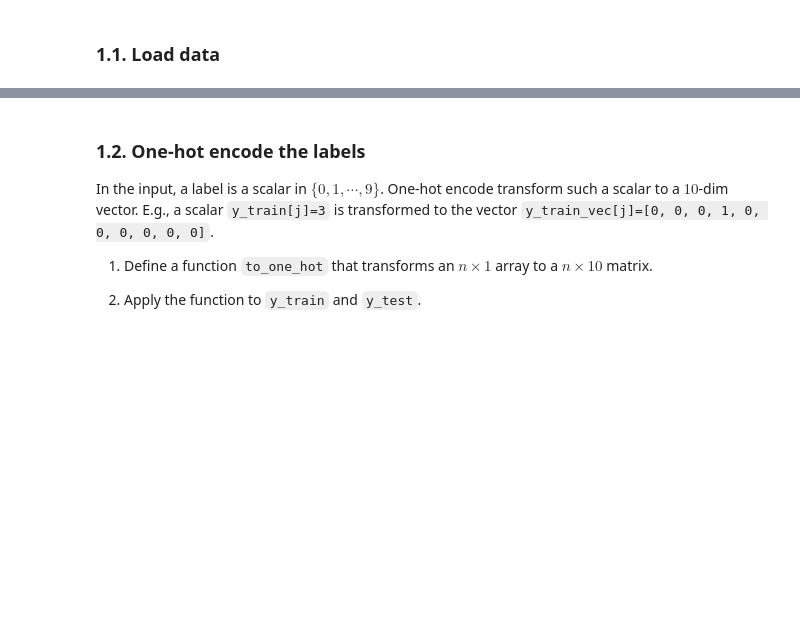
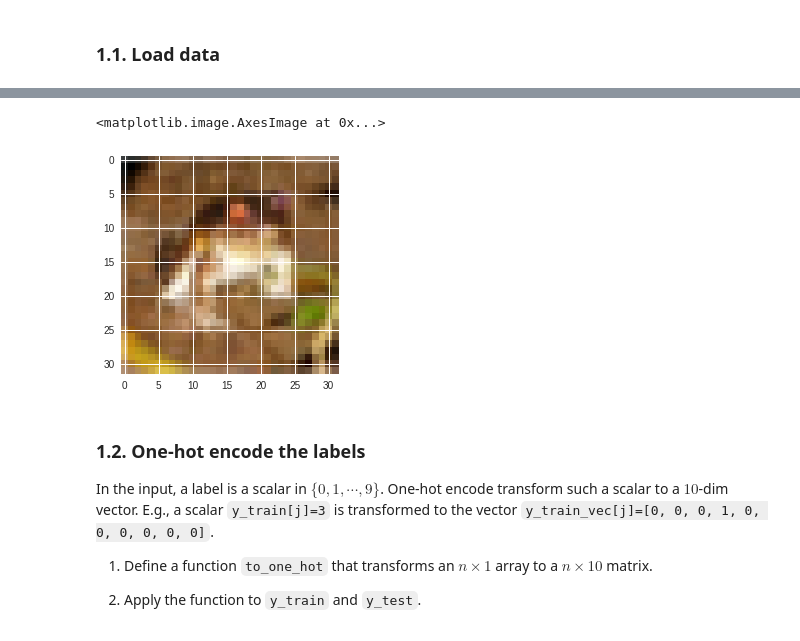
Before and after one commit to wzamlynny/cs583, a Jupyter notebook: HW3/cnn.ipynb, the cells around one changed output, grey strips where cells are left out. Drawn from its saved outputs; the diff is of its cells as text; code cells hidden in the pictures; blank space fills up the shorter version.

```diff
--- a/HW3/cnn.ipynb
+++ b/HW3/cnn.ipynb
@@ -47,3 +50,9 @@ number of classes: 10
+# %%
+# View what the data is
+plt.imshow(x_train[0])
+# %% [output]
+<matplotlib.image.AxesImage at 0x...>
+[figure, added]
 # %% [markdown]
 ### 1.2. One-hot encode the labels
 
```
Also changed, not shown: parts of 16 cells of this notebook, 1 other file.
